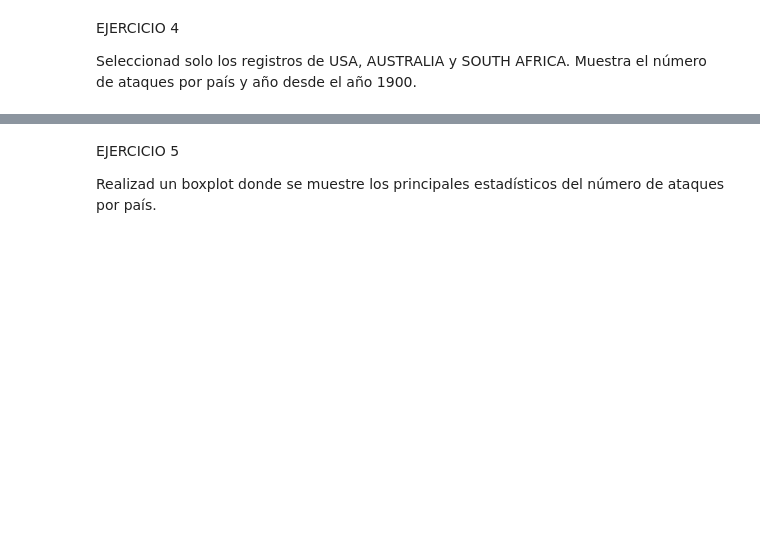
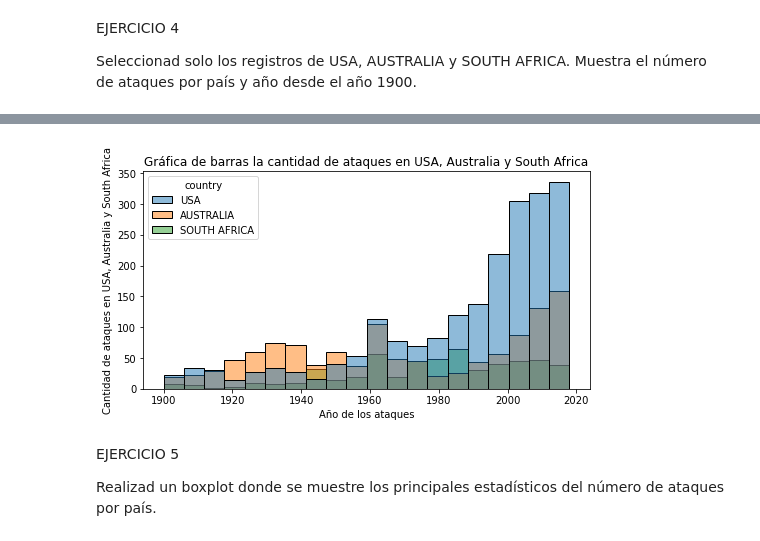
Before and after one commit to Adalab/DA-promo-b-modulo-2-sprint-1-Anais-Ana-Yadira, a Jupyter notebook: visualización/pair-programmin-vizualizacion-3-seaborn/pair-programmin-vizualizacion-3-seaborn.ipynb, the cells around one changed output, grey strips where cells are left out. Saved outputs shown, nothing was run; the diff lists cells and outputs as text; code cells hidden in the pictures; blank space fills up the shorter version.

```diff
--- a/visualización/pair-programmin-vizualizacion-3-seaborn/pair-programmin-vizualizacion-3-seaborn.ipynb
+++ b/visualización/pair-programmin-vizualizacion-3-seaborn/pair-programmin-vizualizacion-3-seaborn.ipynb
@@ -21,3 +116,6 @@ EJERCICIO 3
 EJERCICIO 4
 
 Seleccionad solo los registros de USA, AUSTRALIA y SOUTH AFRICA. Muestra el número de ataques por país y año desde el año 1900.
+# %%
+df_paises= df[(df['country']=='USA') | (df['country']== 'AUSTRALIA') | (df['country']=='SOUTH AFRICA')]
+df_paises
@@ -23,0 +136,3 @@ Seleccionad solo los registros de USA, AUSTRALIA y SOUTH AFRICA. Muestra el núm
+# %%
+df_ej4= df_paises[df_paises["year"]>=1900]
+df_ej4
@@ -24,3 +153,11 @@ Seleccionad solo los registros de USA, AUSTRALIA y SOUTH AFRICA. Muestra el núm
+# %%
+plt.figure(figsize =(8,4))
+fig = sns.histplot(x='year', data = df_ej4,hue = 'country')
+fig.set(xlabel='Año de los ataques', ylabel = 'Cantidad de ataques en USA, Australia y South Africa')
+fig.set_title('Gráfica de barras la cantidad de ataques en USA, Australia y South Africa')
+plt.show()
+# %% [output]
+[figure, added]
 # %% [markdown]
 EJERCICIO 5
 
```
Also changed, not shown: parts of 16 cells of this notebook.
